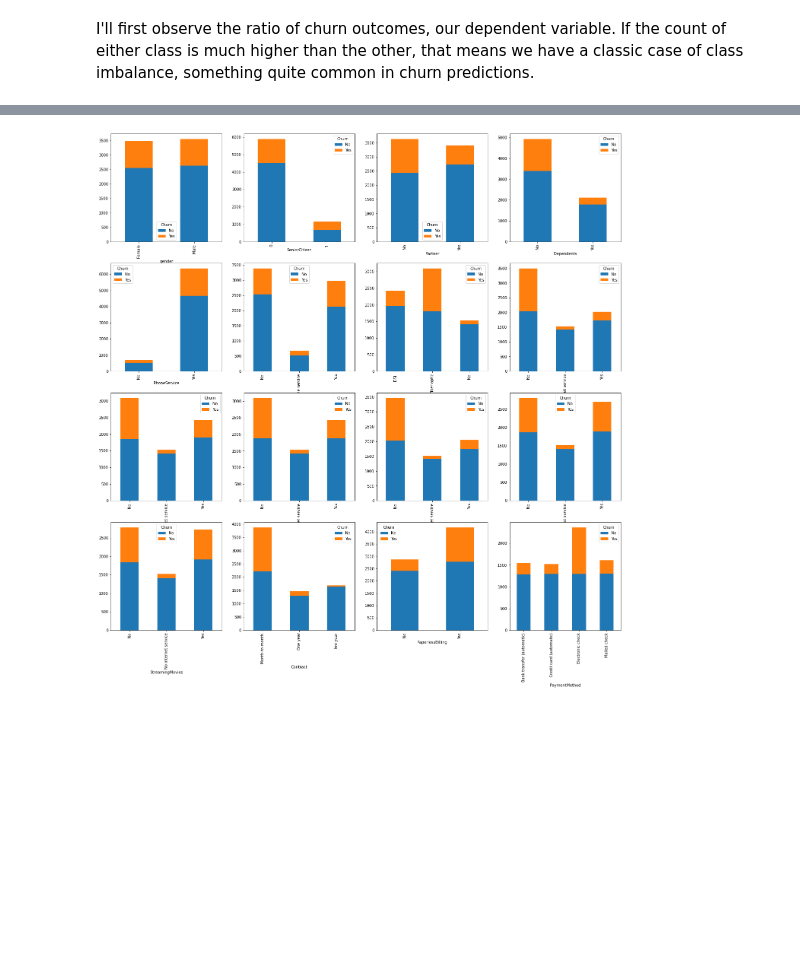
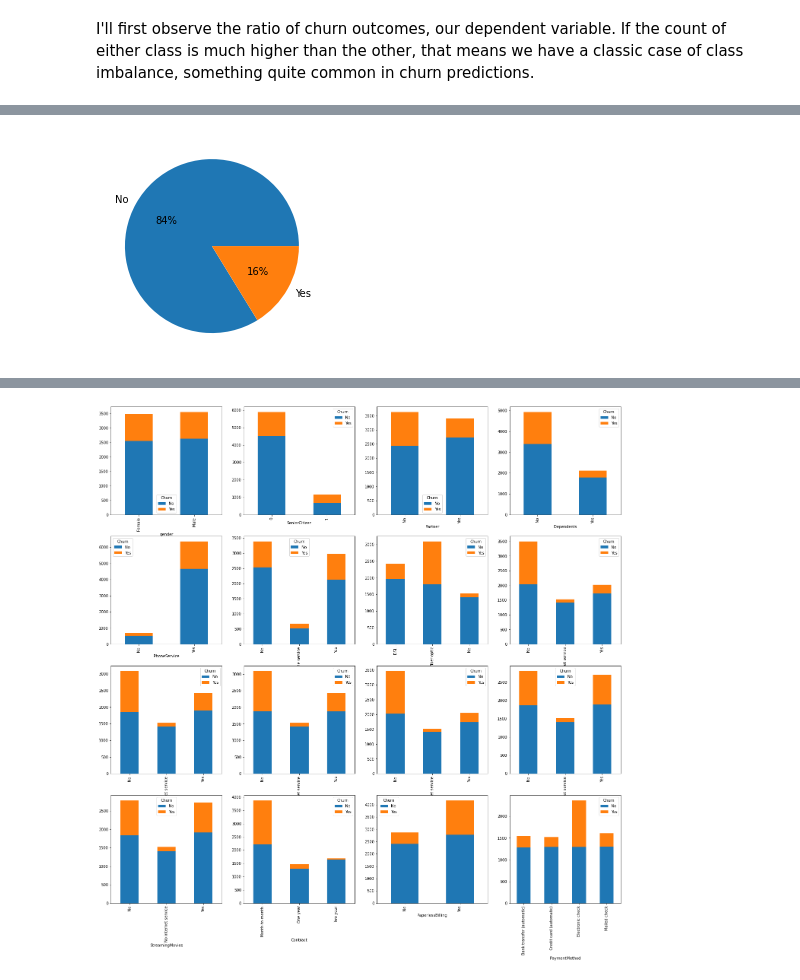
Before and after one commit to leonswl/churn-model, a Jupyter notebook: notebooks/eda.ipynb, the cells around one changed output, grey strips where cells are left out. Cells and saved outputs as stored; diff of their text form; code cells hidden in the pictures; blank space fills up the shorter version.

```diff
--- a/notebooks/eda.ipynb
+++ b/notebooks/eda.ipynb
@@ -57,0 +82,5 @@ sns.histplot(data=df1, x='Churn')
+# %%
+# sc_fig, sc_ax = plt.subplots(figsize=(5,4))
+sc_ax = plt.pie(df1.SeniorCitizen.value_counts(),labels=['No','Yes'],autopct='%.0f%%');
+# %% [output]
+[figure, added]
```
Also changed, not shown: parts of 22 cells of this notebook, 1 other file.
